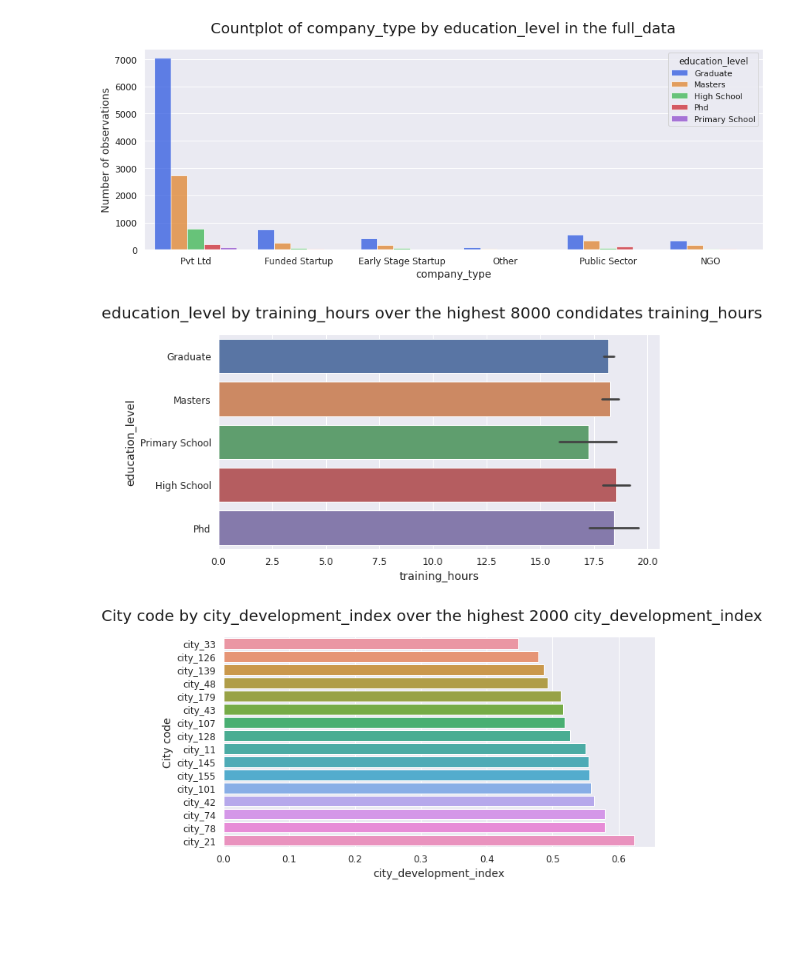
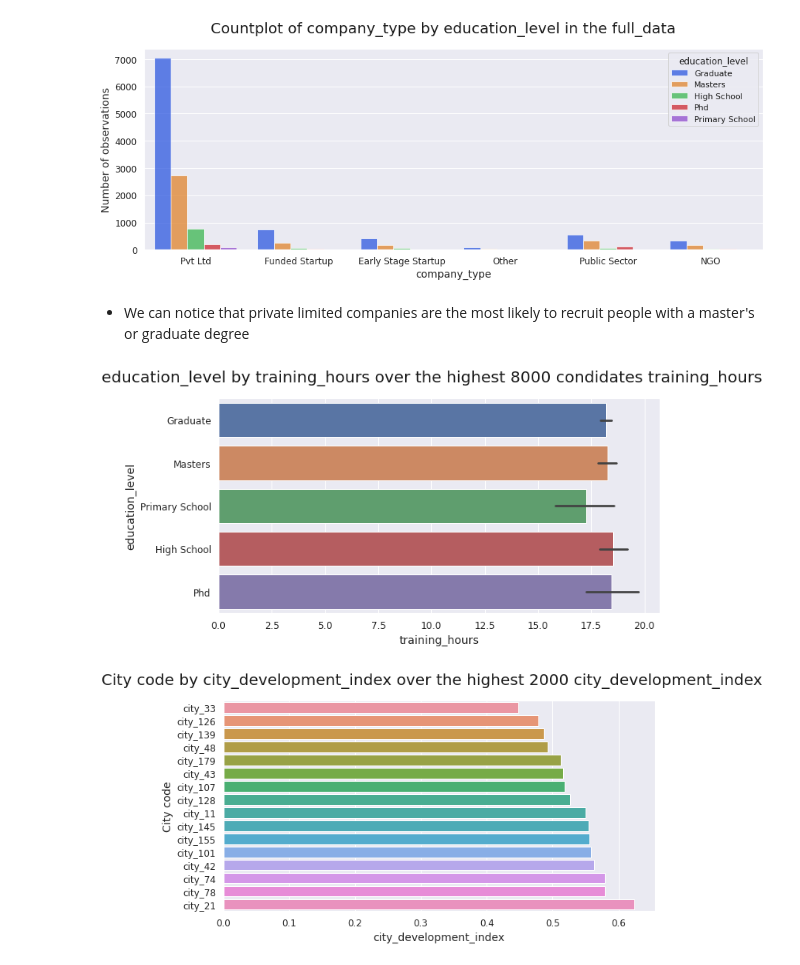
Before and after one commit to Amine-OMRI/HR-Analytics, a Jupyter notebook: HR_Analytics_EDA_and_preprocessing.ipynb, the cells around one changed output. Drawn from its saved outputs; the diff is of its cells as text; code cells hidden in the pictures; blank space fills up the shorter version.

```diff
--- a/HR_Analytics_EDA_and_preprocessing.ipynb
+++ b/HR_Analytics_EDA_and_preprocessing.ipynb
@@ -388,17 +395,19 @@ plt.xticks(rotation=0)
 plt.show()
 # %% [output]
 [figure]
+# %% [markdown]
+* We can notice that private limited companies are the most likely to recruit people with a master's or graduate degree
 # %%
-top_10k_training_hours = full_data.sort_values(by='training_hours', ascending=True)[:8000]
+top_8k_training_hours = full_data.sort_values(by='training_hours', ascending=True)[:8000]
 fig = plt.figure(figsize=(10,5))
-sns.barplot(y=top_10k_training_hours.education_level, x=top_10k_training_hours.training_hours)
+sns.barplot(y=top_8k_training_hours.education_level, x=top_8k_training_hours.training_hours)
 plt.suptitle('education_level by training_hours over the highest 8000 condidates training_hours', fontsize=20)
 plt.xlabel('training_hours', fontsize=14)
 plt.ylabel('education_level', fontsize=14)
 plt.xticks(rotation=0)
 plt.show()
 # %% [output]
-[figure, old version]
+[figure, new version]
 # %%
 top_2k_city_development_index= full_data.sort_values(by='city_development_index', ascending=True)[:2000]
 fig = plt.figure(figsize=(10,5))
```
Also changed, not shown: parts of 78 cells of this notebook.
